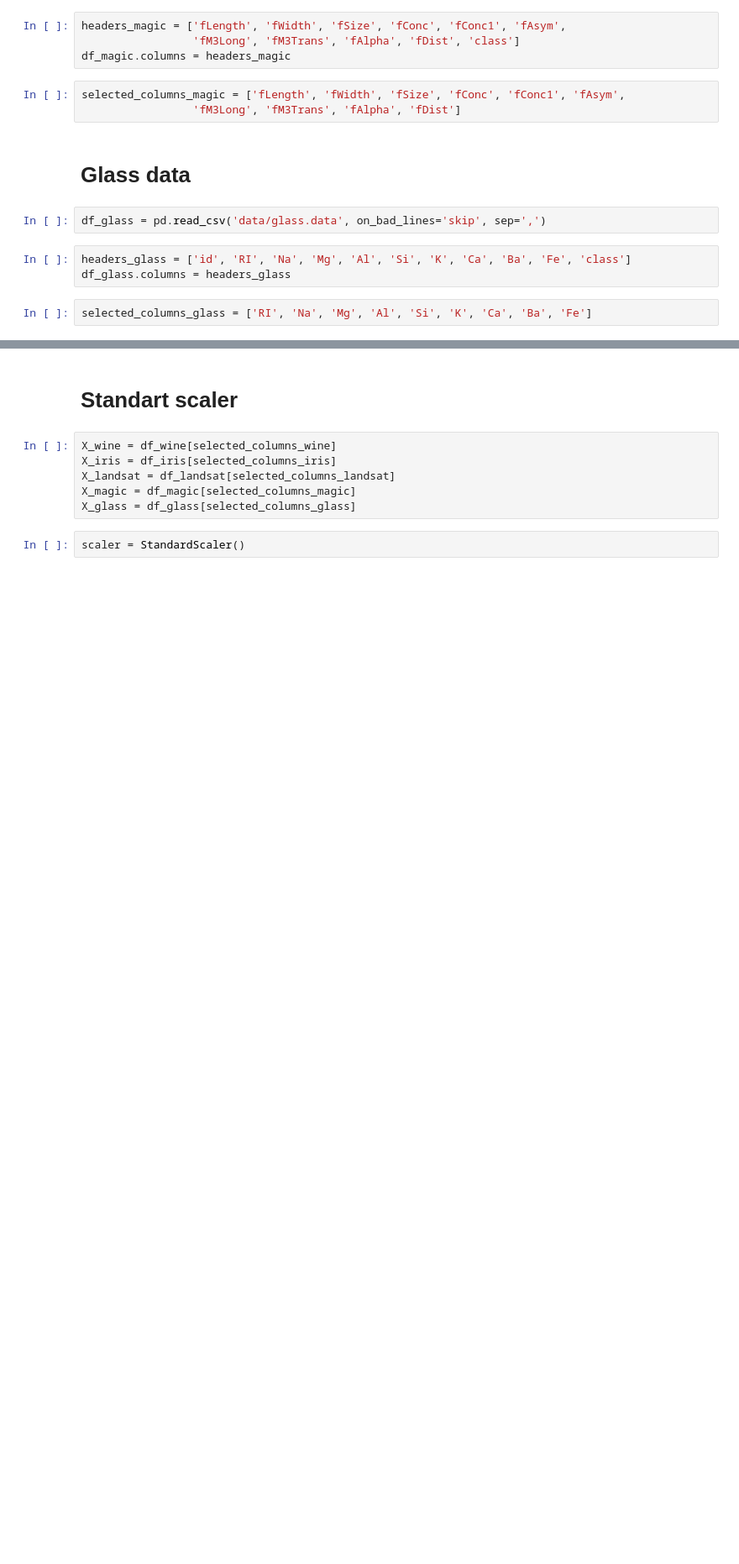
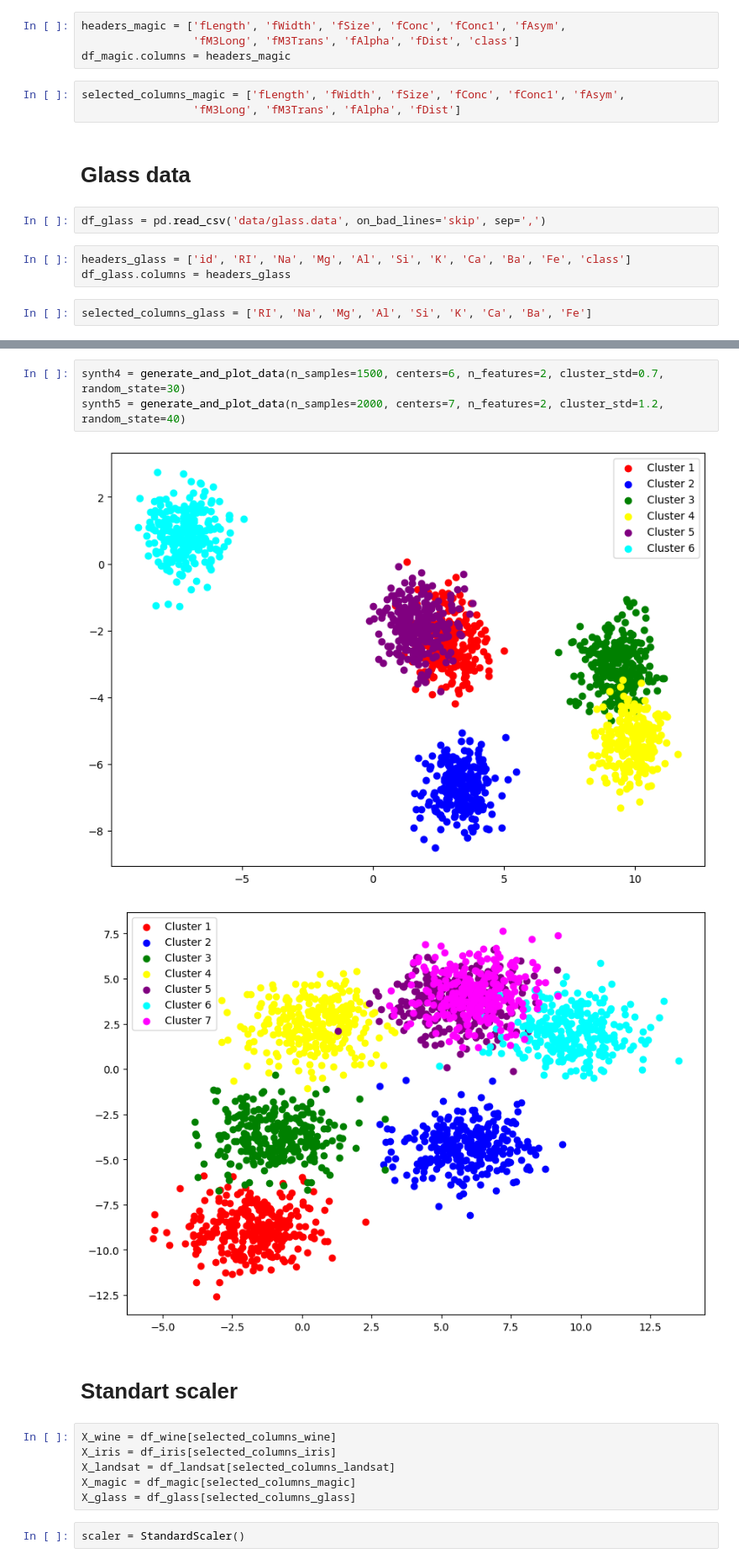
Before and after one commit to FIvER4IK/novel_methods_finding_k, a Jupyter notebook: Project.ipynb, the cells around one changed output, grey strips where cells are left out. Shown at 84% size. Drawn from its saved outputs; the diff is of its cells as text; blank space fills up the shorter version.

```diff
--- a/Project.ipynb
+++ b/Project.ipynb
@@ -80,3 +120,9 @@ selected_columns_glass = ['RI', 'Na', 'Mg', 'Al', 'Si', 'K', 'Ca', 'Ba', 'Fe']
+# %%
+synth4 = generate_and_plot_data(n_samples=1500, centers=6, n_features=2, cluster_std=0.7, random_state=30)
+synth5 = generate_and_plot_data(n_samples=2000, centers=7, n_features=2, cluster_std=1.2, random_state=40)
+# %% [output]
+[figure, added]
+[figure, added]
 # %% [markdown]
 # Standart scaler
 # %%
```
Also changed, not shown: parts of 46 cells of this notebook.
